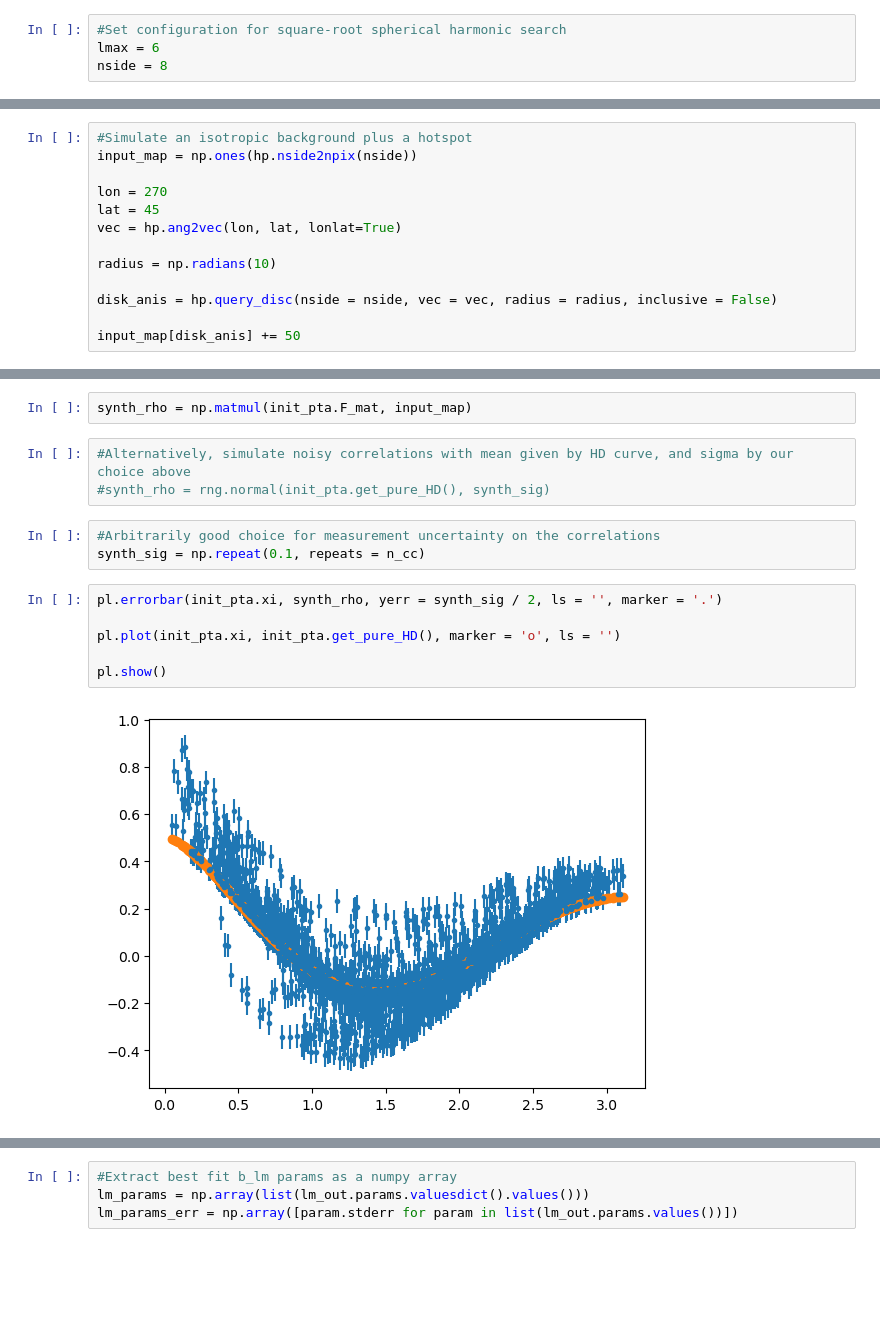
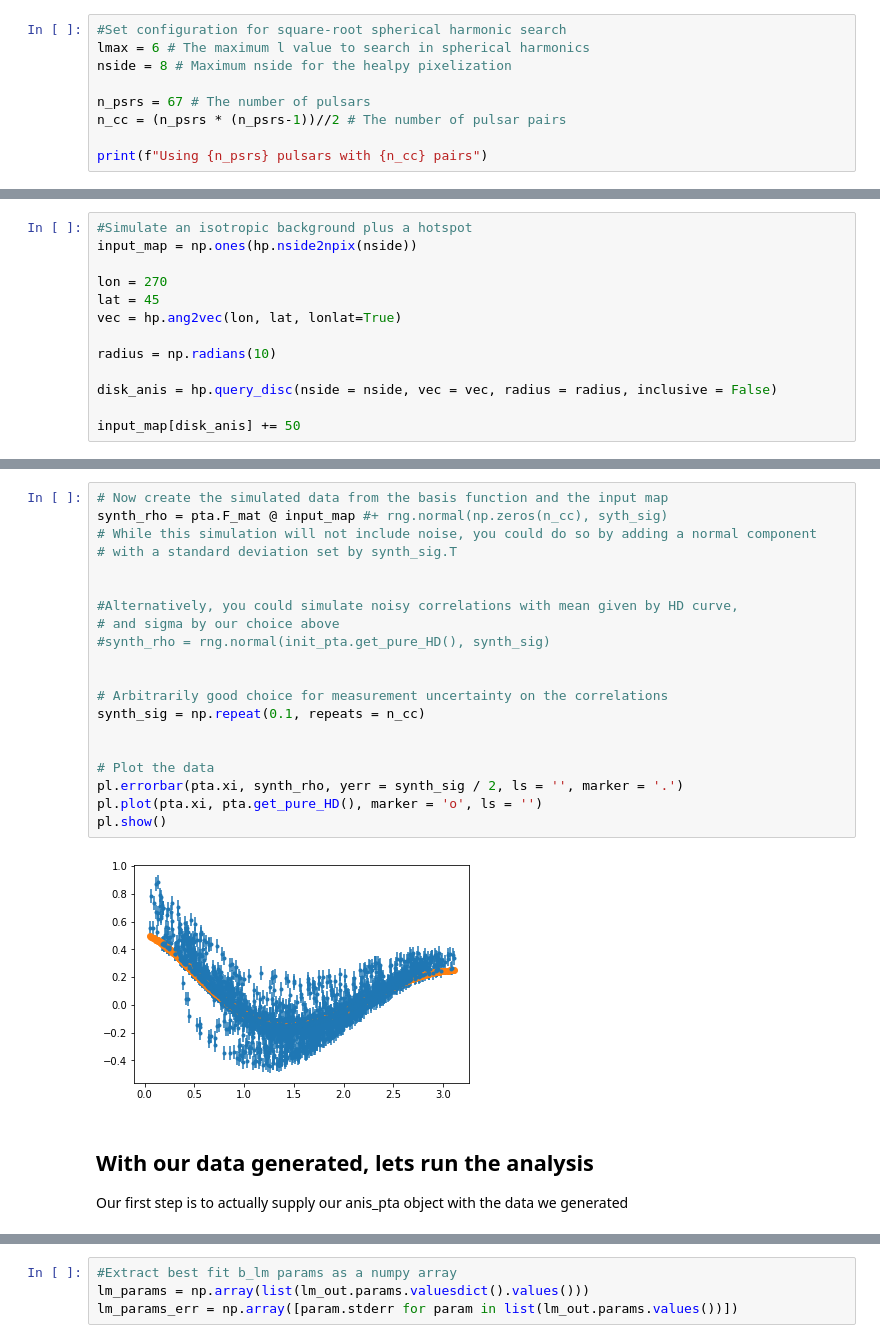
Before and after one commit to kushagrann/MAPS, a Jupyter notebook: docs/example_notebook_sqrt_sph_basis.ipynb, the cells around one changed output, grey strips where cells are left out. Drawn from its saved outputs; the diff is of its cells as text; blank space fills up the shorter version.

```diff
--- a/docs/example_notebook_sqrt_sph_basis.ipynb
+++ b/docs/example_notebook_sqrt_sph_basis.ipynb
@@ -21,5 +29,10 @@ seed = 616 #choose a seed for random draws
 rng = nr.default_rng(seed)
 # %%
 #Set configuration for square-root spherical harmonic search
-lmax = 6
-nside = 8
+lmax = 6 # The maximum l value to search in spherical harmonics
+nside = 8 # Maximum nside for the healpy pixelization
+
+n_psrs = 67 # The number of pulsars
+n_cc = (n_psrs * (n_psrs-1))//2 # The number of pulsar pairs
+
+print(f"Using {n_psrs} pulsars with {n_cc} pairs")
@@ -99,17 +119,27 @@ pl.show()
 # %%
-synth_rho = np.matmul(init_pta.F_mat, input_map)
+# Now create the simulated data from the basis function and the input map
+synth_rho = pta.F_mat @ input_map #+ rng.normal(np.zeros(n_cc), syth_sig)
+# While this simulation will not include noise, you could do so by adding a normal component
+# with a standard deviation set by synth_sig.T
+
+
+#Alternatively, you could simulate noisy correlations with mean given by HD curve,
+# and sigma by our choice above
+#synth_rho = rng.normal(init_pta.get_pure_HD(), synth_sig)
+
+
+# Arbitrarily good choice for measurement uncertainty on the correlations
+synth_sig = np.repeat(0.1, repeats = n_cc)
+
+
+# Plot the data
+pl.errorbar(pta.xi, synth_rho, yerr = synth_sig / 2, ls = '', marker = '.')
+pl.plot(pta.xi, pta.get_pure_HD(), marker = 'o', ls = '')
+pl.show()
+# %% [output]
+[figure, added]
-# %%
-#Alternatively, simulate noisy correlations with mean given by HD curve, and sigma by our choice above
-#synth_rho = rng.normal(init_pta.get_pure_HD(), synth_sig)
-# %%
-#Arbitrarily good choice for measurement uncertainty on the correlations
-synth_sig = np.repeat(0.1, repeats = n_cc)
-# %%
-pl.errorbar(init_pta.xi, synth_rho, yerr = synth_sig / 2, ls = '', marker = '.')
-
-pl.plot(init_pta.xi, init_pta.get_pure_HD(), marker = 'o', ls = '')
-
-pl.show()
-# %% [output]
-[figure, removed]
+# %% [markdown]
+## With our data generated, lets run the analysis
+
+Our first step is to actually supply our anis_pta object with the data we generated
 # %%
```
Also changed, not shown: parts of 30 cells of this notebook, 3 other files.
